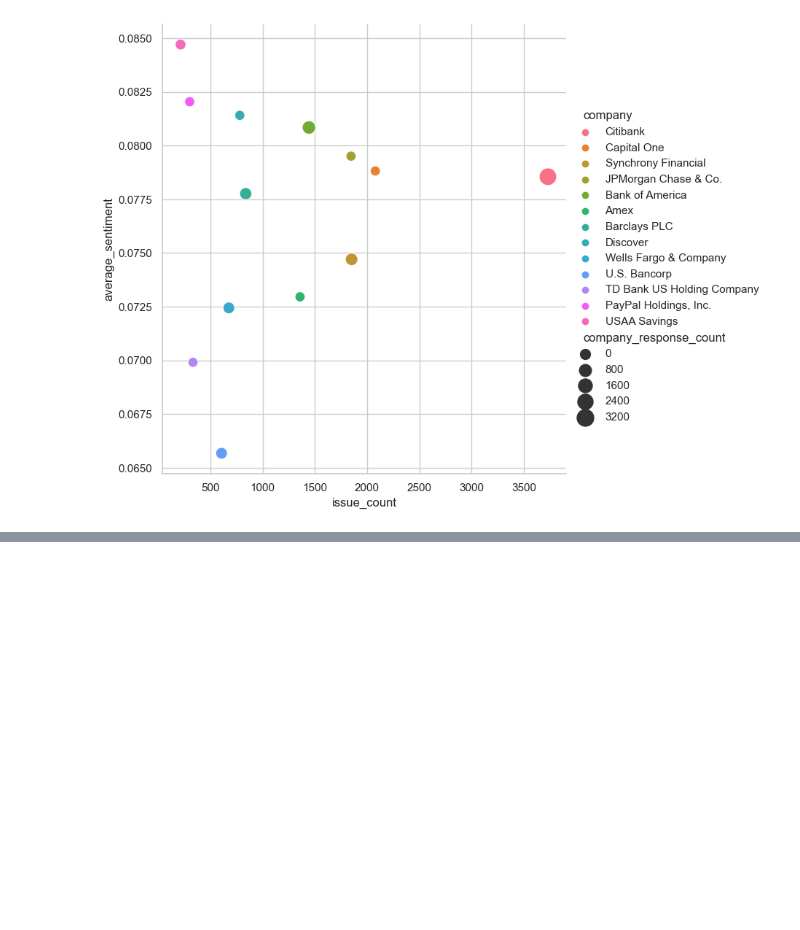
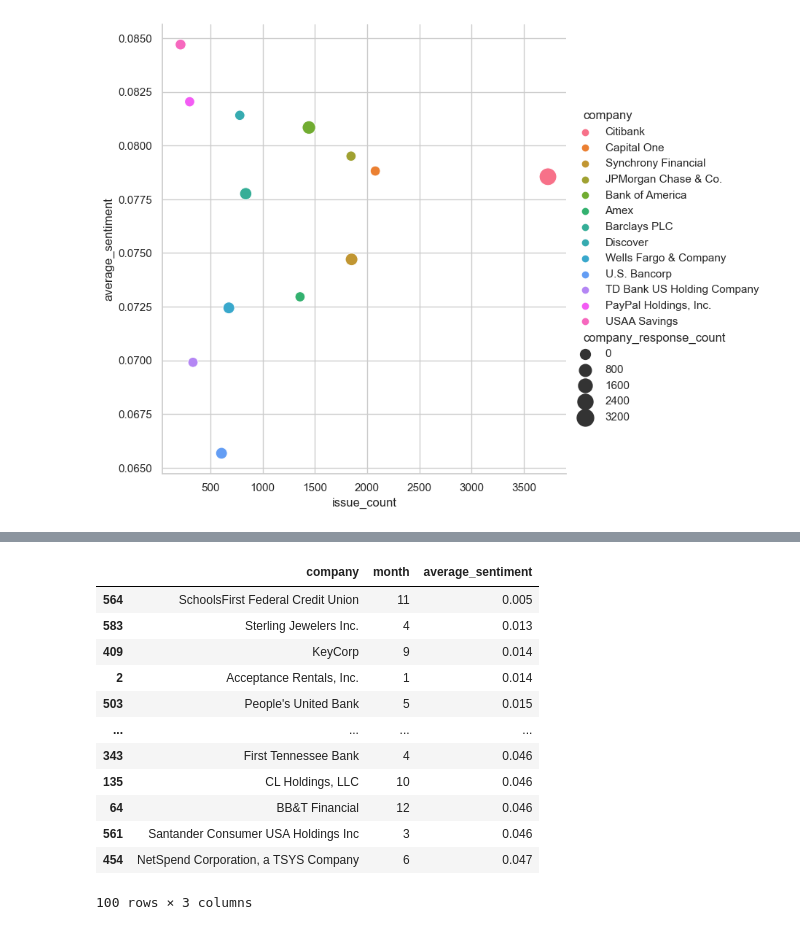
Before and after one commit to Fairie0723/CreditCardComp, a Jupyter notebook: Main.ipynb, the cells around one changed output, grey strips where cells are left out. Drawn from its saved outputs; the diff is of its cells as text; code cells hidden in the pictures; blank space fills up the shorter version.

```diff
--- a/Main.ipynb
+++ b/Main.ipynb
@@ -271,0 +278,27 @@ sns.relplot(x='issue_count',y='average_sentiment', hue='company', size='company_
+# %%
+# Group the DataFrame by 'company' and 'excel_date' to calculate the average sentiment by month
+company_monthly_sentiment = df_top10.groupby(['company', df_top10['month']])['average_sentiment'].mean().reset_index()
+
+# Sort the DataFrame by 'average_sentiment' in ascending order
+company_monthly_sentiment = company_monthly_sentiment.sort_values(by='average_sentiment')
+
+# Filter for rows where 'average_sentiment_by_month' > 0
+monthly_avg_sentiment = company_monthly_sentiment[company_monthly_sentiment['average_sentiment'] > 0]
+
+# Sort and filter for the top 10 companies with the lowest average sentiment by month
+top_10_lowest_avg_sentiment = monthly_avg_sentiment.sort_values('average_sentiment').head(100)
+top_10_lowest_avg_sentiment.head(100)
+# %% [output]
+|  | company | month | average_sentiment |
+| 564 | SchoolsFirst Federal Credit Union | 11 | 0.005 |
+| 583 | Sterling Jewelers Inc. | 4 | 0.013 |
+| 409 | KeyCorp | 9 | 0.014 |
+| 2 | Acceptance Rentals, Inc. | 1 | 0.014 |
+| 503 | People's United Bank | 5 | 0.015 |
+| ... | ... | ... | ... |
+| 343 | First Tennessee Bank | 4 | 0.046 |
+| 135 | CL Holdings, LLC | 10 | 0.046 |
+| 64 | BB&T Financial | 12 | 0.046 |
+| 561 | Santander Consumer USA Holdings Inc | 3 | 0.046 |
+| 454 | NetSpend Corporation, a TSYS Company | 6 | 0.047 |
+100 rows × 3 columns
```
Also changed, not shown: parts of 4 cells of this notebook.
